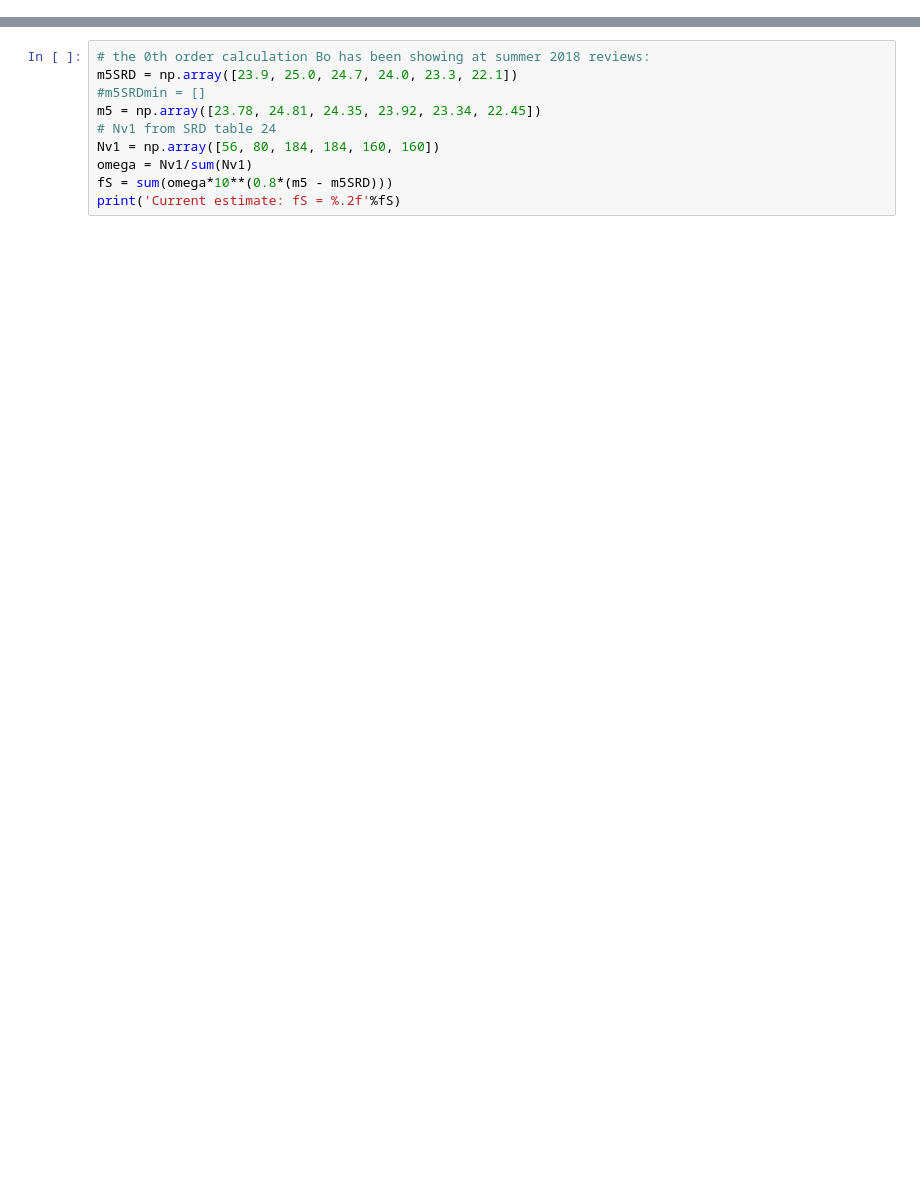
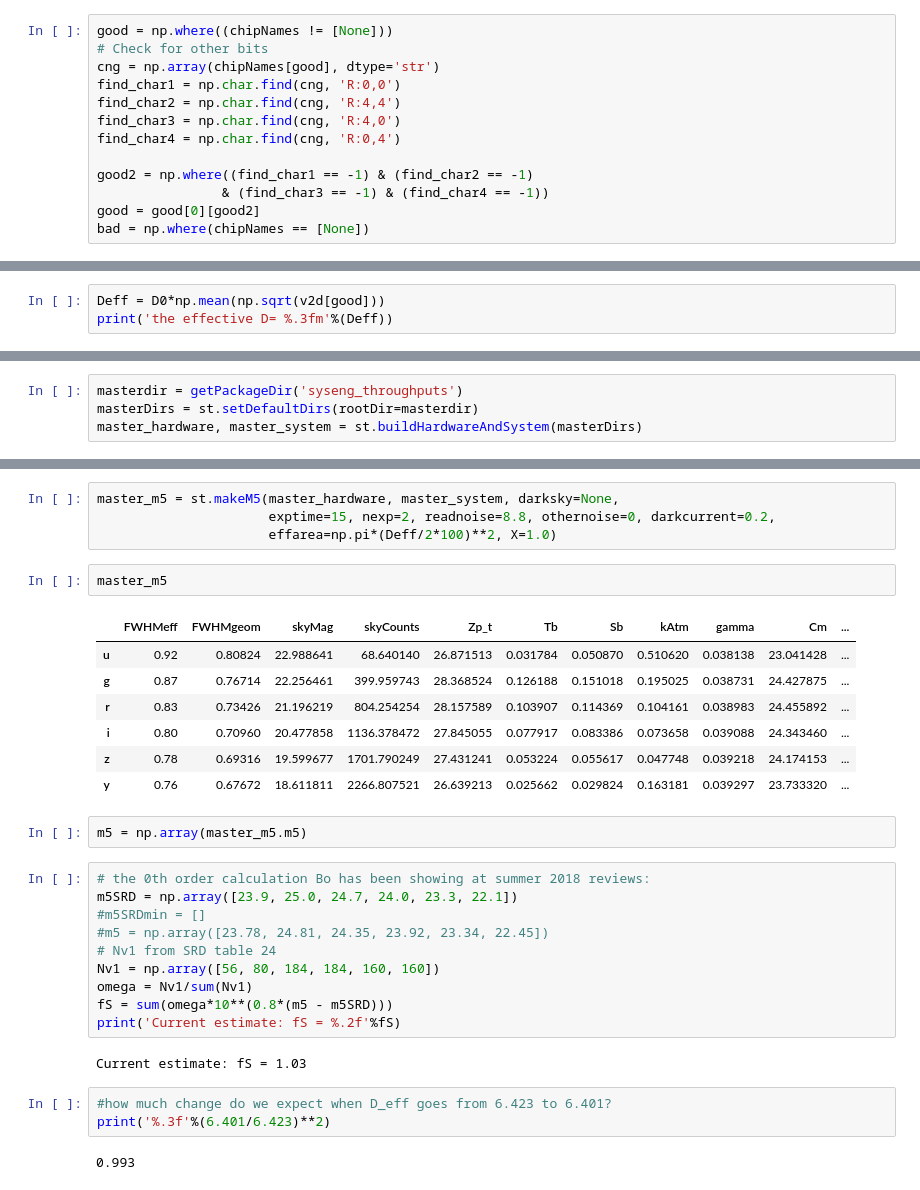
Before and after one commit to rhiannonlynne/f_factors, a Jupyter notebook: source/fS.ipynb, the cells around one changed output, grey strips where cells are left out. Cells and saved outputs as stored; diff of their text form; blank space fills up the shorter version.

```diff
--- a/source/fS.ipynb
+++ b/source/fS.ipynb
@@ -13,0 +124,13 @@ import numpy as np
+# %%
+good = np.where((chipNames != [None]))
+# Check for other bits
+cng = np.array(chipNames[good], dtype='str')
+find_char1 = np.char.find(cng, 'R:0,0')
+find_char2 = np.char.find(cng, 'R:4,4')
+find_char3 = np.char.find(cng, 'R:4,0')
+find_char4 = np.char.find(cng, 'R:0,4')
+
+good2 = np.where((find_char1 == -1) & (find_char2 == -1)
+                & (find_char3 == -1) & (find_char4 == -1))
+good = good[0][good2]
+bad = np.where(chipNames == [None])
@@ -13,0 +145,3 @@ import numpy as np
+# %%
+Deff = D0*np.mean(np.sqrt(v2d[good]))
+print('the effective D= %.3fm'%(Deff))
@@ -13,0 +156,4 @@ import numpy as np
+# %%
+masterdir = getPackageDir('syseng_throughputs')
+masterDirs = st.setDefaultDirs(rootDir=masterdir)
+master_hardware, master_system = st.buildHardwareAndSystem(masterDirs)
@@ -14,10 +168,33 @@ import numpy as np
+# %%
+master_m5 = st.makeM5(master_hardware, master_system, darksky=None,
+                      exptime=15, nexp=2, readnoise=8.8, othernoise=0, darkcurrent=0.2,
+                      effarea=np.pi*(Deff/2*100)**2, X=1.0)
+# %%
+master_m5
+# %% [output]
+|  | FWHMeff | FWHMgeom | skyMag | skyCounts | Zp_t | Tb | Sb | kAtm | gamma | Cm | ... |
+| u | 0.92 | 0.80824 | 22.988641 | 68.640140 | 26.871513 | 0.031784 | 0.050870 | 0.510620 | 0.038138 | 23.041428 | ... |
+| g | 0.87 | 0.76714 | 22.256461 | 399.959743 | 28.368524 | 0.126188 | 0.151018 | 0.195025 | 0.038731 | 24.427875 | ... |
+| r | 0.83 | 0.73426 | 21.196219 | 804.254254 | 28.157589 | 0.103907 | 0.114369 | 0.104161 | 0.038983 | 24.455892 | ... |
+| i | 0.80 | 0.70960 | 20.477858 | 1136.378472 | 27.845055 | 0.077917 | 0.083386 | 0.073658 | 0.039088 | 24.343460 | ... |
+| z | 0.78 | 0.69316 | 19.599677 | 1701.790249 | 27.431241 | 0.053224 | 0.055617 | 0.047748 | 0.039218 | 24.174153 | ... |
+| y | 0.76 | 0.67672 | 18.611811 | 2266.807521 | 26.639213 | 0.025662 | 0.029824 | 0.163181 | 0.039297 | 23.733320 | ... |
+# %%
+m5 = np.array(master_m5.m5)
 # %%
 # the 0th order calculation Bo has been showing at summer 2018 reviews:
 m5SRD = np.array([23.9, 25.0, 24.7, 24.0, 23.3, 22.1])
 #m5SRDmin = []
-m5 = np.array([23.78, 24.81, 24.35, 23.92, 23.34, 22.45])
+#m5 = np.array([23.78, 24.81, 24.35, 23.92, 23.34, 22.45])
 # Nv1 from SRD table 24
 Nv1 = np.array([56, 80, 184, 184, 160, 160])
 omega = Nv1/sum(Nv1)
 fS = sum(omega*10**(0.8*(m5 - m5SRD)))
 print('Current estimate: fS = %.2f'%fS)
+# %% [output]
+Current estimate: fS = 1.03
+# %%
+#how much change do we expect when D_eff goes from 6.423 to 6.401?
+print('%.3f'%(6.401/6.423)**2)
+# %% [output]
+0.993
```
Also changed, not shown: parts of 20 cells of this notebook, 2 other files.
